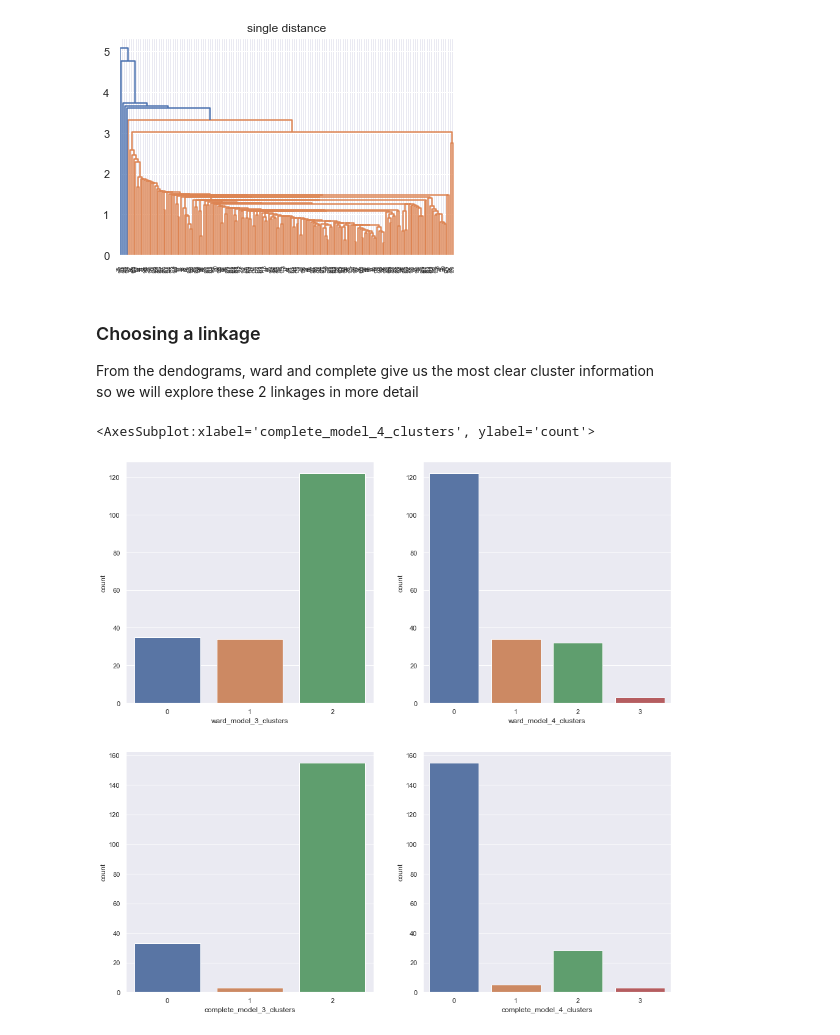
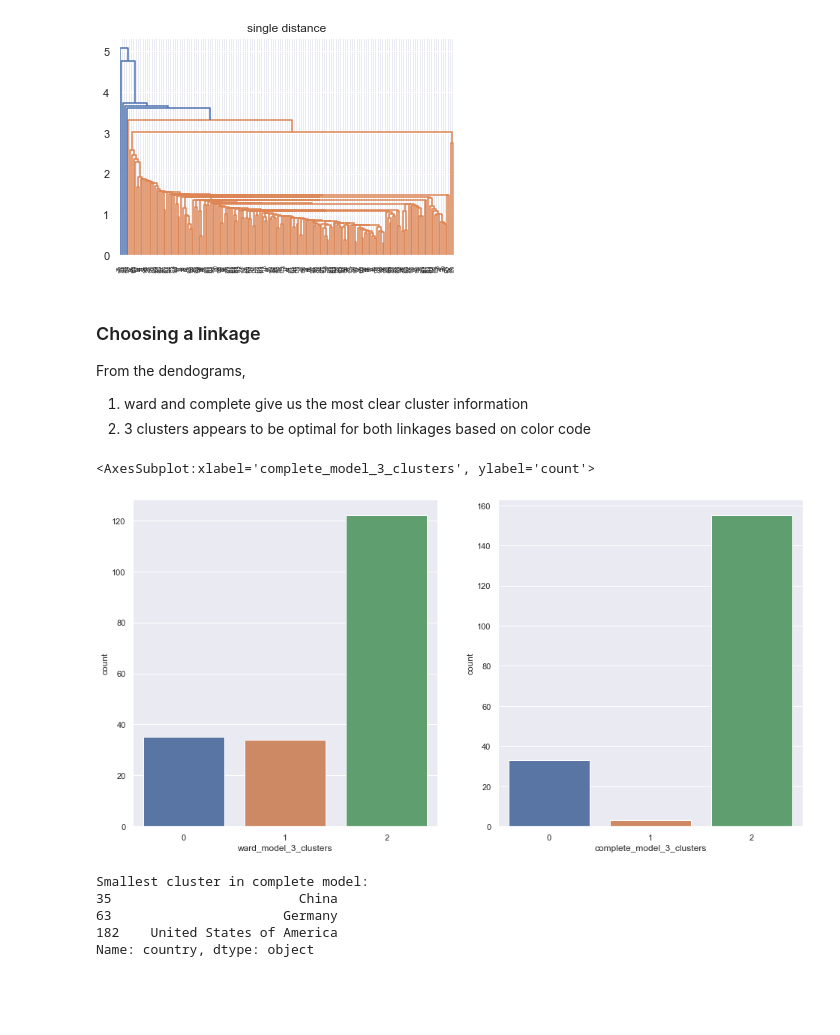
Before and after one commit to Snail664/country-clustering, a Jupyter notebook: hirarchical.ipynb, the cells around one changed output. Saved outputs shown, nothing was run; the diff lists cells and outputs as text; code cells hidden in the pictures; blank space fills up the shorter version.

Commit message:
some plots

```diff
--- a/hirarchical.ipynb
+++ b/hirarchical.ipynb
@@ -90,29 +82,38 @@ dend = hirar_utils.dendrogram(hirar_utils.linkage(data6DCP, method=SINGLE, metri
 [figure]
 # %% [markdown]
 ### Choosing a linkage
-From the dendograms, ward and complete give us the most clear cluster information
-so we will explore these 2 linkages in more detail
+From the dendograms,
+1. ward and complete give us the most clear cluster information
+2. 3 clusters appears to be optimal for both linkages based on color code
 # %%
 # do clustering
 ward_model_3_clusters = AgglomerativeClustering(n_clusters=3, affinity=DISTANCE, linkage=WARD).fit_predict(data6DCP)
-ward_model_4_clusters = AgglomerativeClustering(n_clusters=4, affinity=DISTANCE, linkage=WARD).fit_predict(data6DCP)
 complete_model_3_clusters = AgglomerativeClustering(n_clusters=3, affinity=DISTANCE, linkage=COMPLETE).fit_predict(data6DCP)
-complete_model_4_clusters = AgglomerativeClustering(n_clusters=4, affinity=DISTANCE, linkage=COMPLETE).fit_predict(data6DCP)
 
 # add cluster labels back to data
 clustered_data = data6DCP.copy()
 clustered_data["ward_model_3_clusters"] = pd.Categorical(ward_model_3_clusters)
-clustered_data["ward_model_4_clusters"] = pd.Categorical(ward_model_4_clusters)
 clustered_data["complete_model_3_clusters"] = pd.Categorical(complete_model_3_clusters)
-clustered_data["complete_model_4_clusters"] = pd.Categorical(complete_model_4_clusters)
 
 
-f, axes = plt.subplots(2,2, figsize=(16,16))
-sb.countplot(x = "ward_model_3_clusters", data = clustered_data, ax=axes[0][0])
-sb.countplot(x = "ward_model_4_clusters", data = clustered_data, ax=axes[0][1])
-sb.countplot(x = "complete_model_3_clusters", data = clustered_data, ax=axes[1][0])
-sb.countplot(x = "complete_model_4_clusters", data = clustered_data, ax=axes[1][1])
+f, axes = plt.subplots(1,2, figsize=(16,8))
+sb.countplot(x = "ward_model_3_clusters", data = clustered_data, ax=axes[0])
+sb.countplot(x = "complete_model_3_clusters", data = clustered_data, ax=axes[1])
 # %% [output]
-<AxesSubplot:xlabel='complete_model_4_clusters', ylabel='count'>
+<AxesSubplot:xlabel='complete_model_3_clusters', ylabel='count'>
-[figure, old version]
+[figure, new version]
+# %%
+# add back country names
+clustered_data["country"] = countries
+
+# explore small cluster in complete model
+print("Smallest cluster in complete model: ")
+complete_smallest = clustered_data["complete_model_3_clusters"].value_counts().index[-1]
+print(clustered_data[clustered_data["complete_model_3_clusters"] == complete_smallest]["country"])
+# %% [output]
+Smallest cluster in complete model:
+35                        China
+63                      Germany
+182    United States of America
+Name: country, dtype: object
 # %%
```
Also changed, not shown: parts of 8 cells of this notebook.
